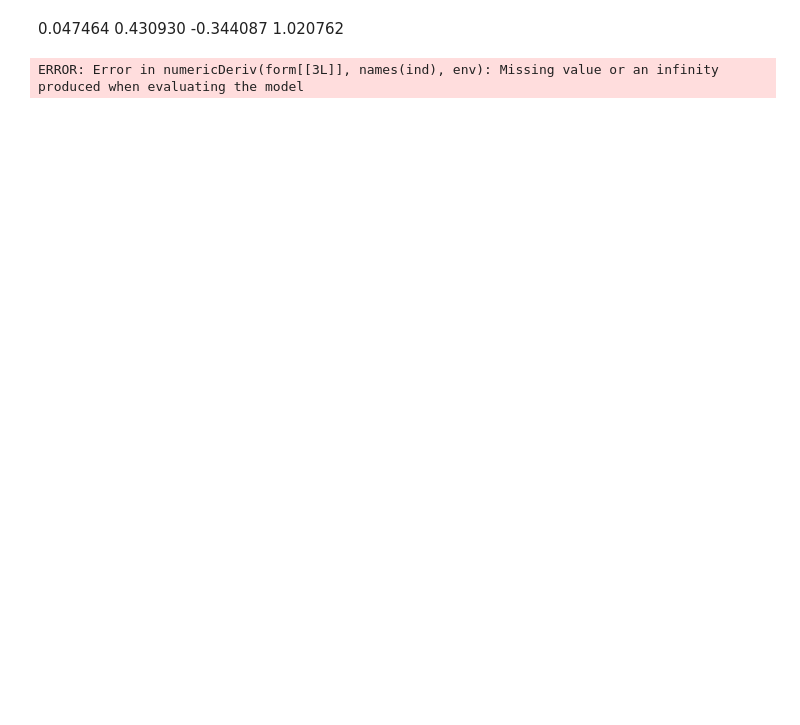
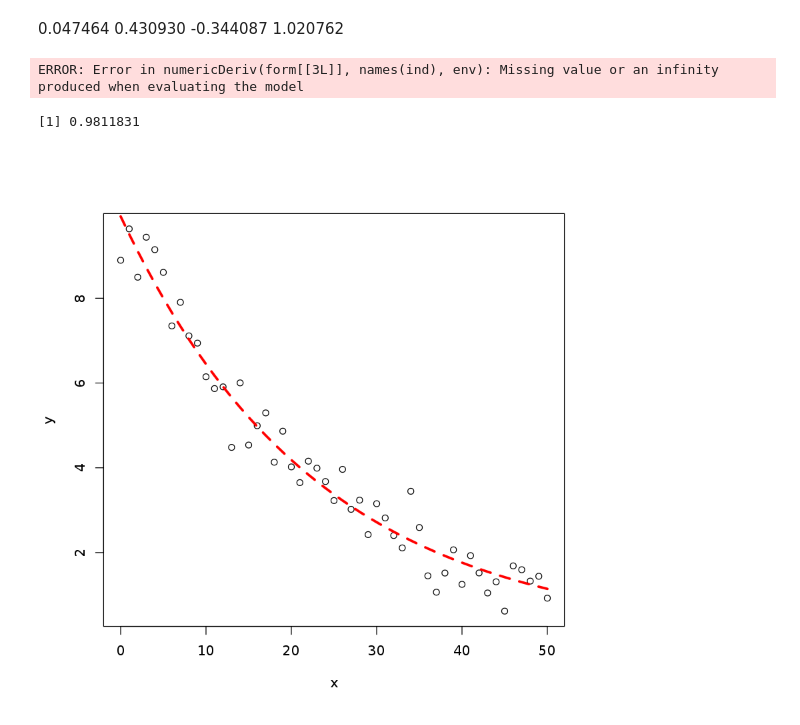
Before and after one commit to jonduan/Economics_note, a Jupyter notebook: econometrics/ECON545/Nonlinear Least Square Regression in R.ipynb, the cells around one changed output. Saved outputs shown, nothing was run; the diff lists cells and outputs as text; code cells hidden in the pictures; blank space fills up the shorter version.

```diff
--- a/econometrics/ECON545/Nonlinear Least Square Regression in R.ipynb
+++ b/econometrics/ECON545/Nonlinear Least Square Regression in R.ipynb
@@ -29,14 +50,10 @@ mizon57
 0.430930
 -0.344087
 1.020762
-# %%
-
-
-ces.mod <- nls(Q~gamma*(delta*K**(-rho) + (1-delta)* L**(-rho))**(nu/rho), data=mizon57,
-               start=list(gamma=1,delta=2, rho = -1.0, nu = 1.02))
-
-summary(ces.mod)
-AIC(ces.mod)
-logLik(ces.mod)
-# %% [output]
-ERROR: Error in numericDeriv(form[[3L]], names(ind), env): Missing value or an infinity produced when evaluating the model
+# %%
+#,  start=list(gamma=1,delta=2, rho = -1.0, nu = 1.02)
+
+cesmod <- nls(Q~ga*(d*K^(-r) + (1-d)* L^(-r))^(-nu/r),data = mizon57,
+              start=list(ga=0.1,d=0.1, r = 1, nu = 1.020762) )
+# %% [output]
+ERROR: Error in numericDeriv(form[[3L]], names(ind), env): Missing value or an infinity produced when evaluating the model
@@ -42,0 +64,17 @@ ERROR: Error in numericDeriv(form[[3L]], names(ind), env): Missing value or an i
+# %%
+#simulate some data, this without a priori knowledge of the parameter value
+y<-runif(1,5,15)*exp(-runif(1,0.01,0.05)*x)+rnorm(51,0,0.5)
+#visually estimate some starting parameter values
+plot(x,y)
+#from this graph set approximate starting values
+a_start<-8 #param a is the y value when x=0
+b_start<-2*log(2)/a_start #b is the decay rate
+#model
+m<-nls(y~a*exp(-b*x),start=list(a=a_start,b=b_start))
+#get some estimation of goodness of fit
+cor(y,predict(m))
+#plot the fit
+lines(x,predict(m),col="red",lty=2,lwd=3)
+# %% [output]
+[1] 0.9811831
+[figure, added]
```
Also changed, not shown: parts of 6 cells of this notebook, 8 other files.
